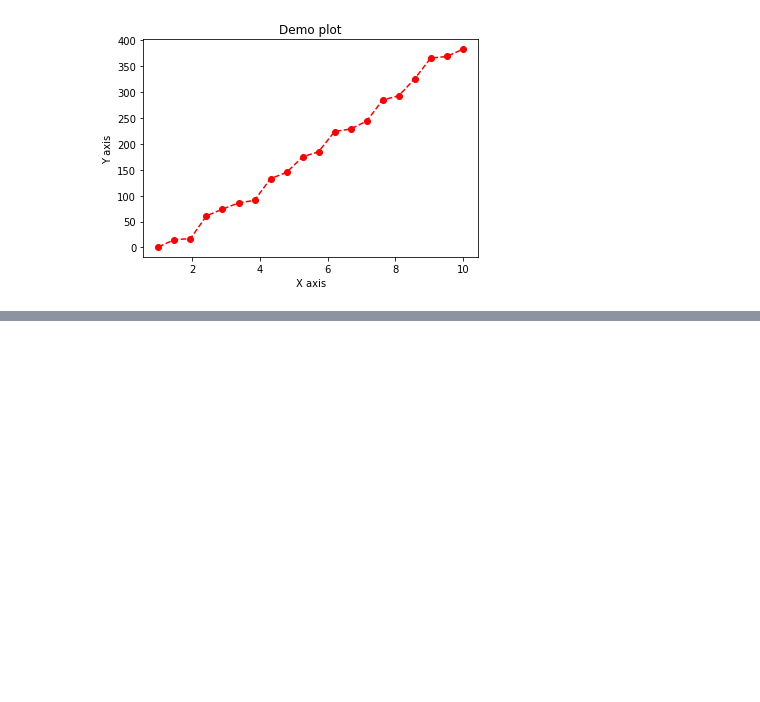
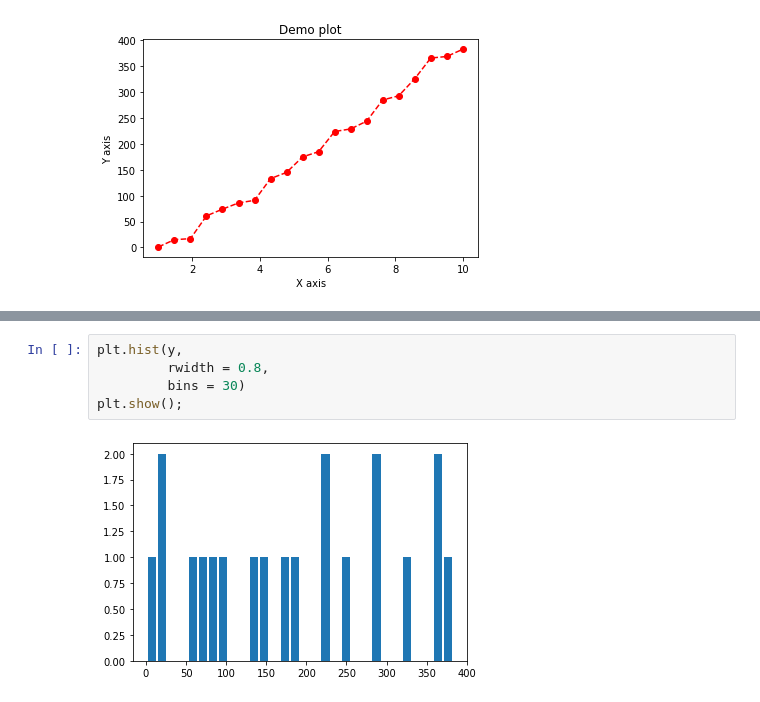
Before and after one commit to caiquemiranda/data-visualization-python, a Jupyter notebook: 05-matplotlib.ipynb, the cells around one changed output, grey strips where cells are left out. Saved outputs shown, nothing was run; the diff lists cells and outputs as text; blank space fills up the shorter version.

```diff
--- a/05-matplotlib.ipynb
+++ b/05-matplotlib.ipynb
@@ -86,0 +114,7 @@ plt.show();
+# %%
+plt.hist(y,
+         rwidth = 0.8,
+         bins = 30)
+plt.show();
+# %% [output]
+[figure, added]
```
Also changed, not shown: parts of 4 cells of this notebook.
